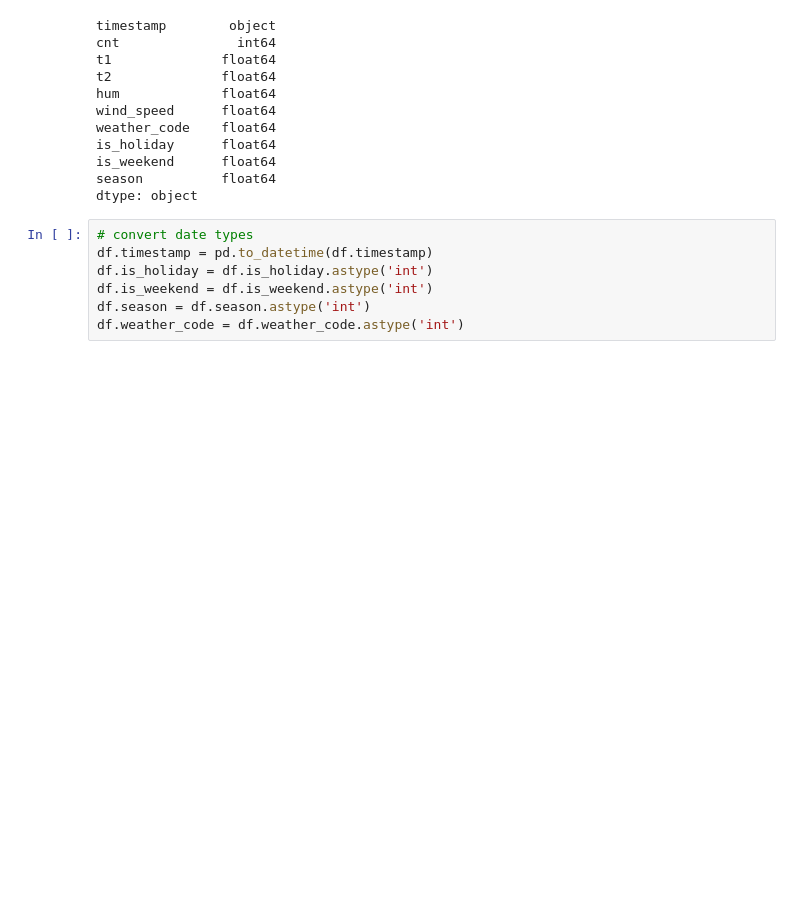
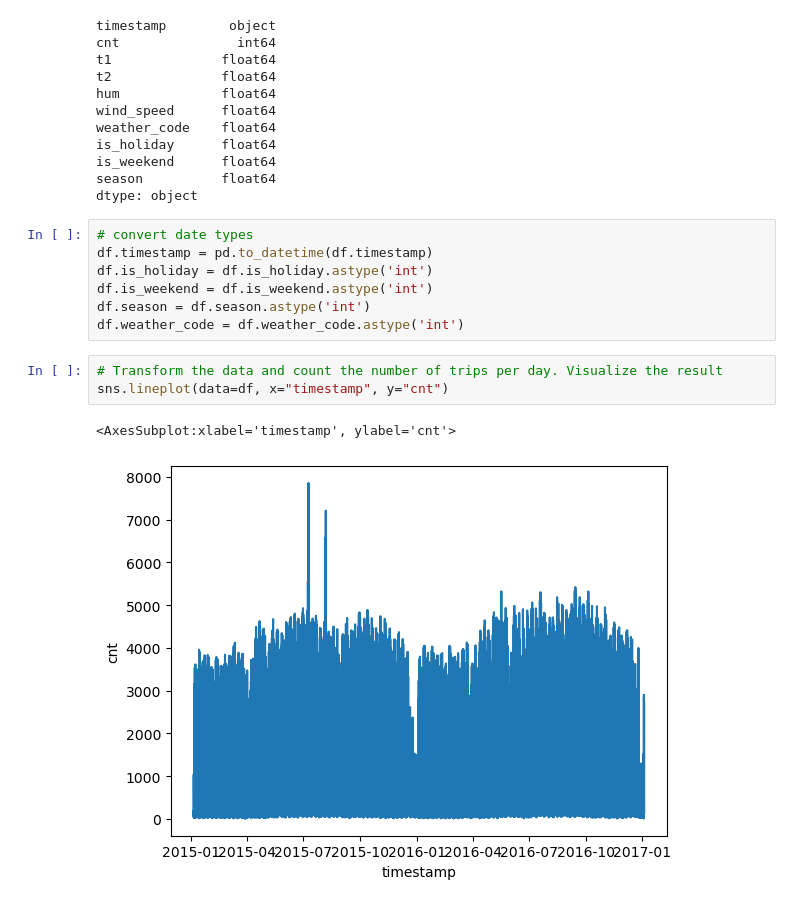
Before and after one commit to Prion84/courses, a Jupyter notebook: bikes_rent/bikes.ipynb, the cells around one changed output. Cells and saved outputs as stored; diff of their text form; blank space fills up the shorter version.

Commit message:
add: visualization for trips per day

```diff
--- a/bikes_rent/bikes.ipynb
+++ b/bikes_rent/bikes.ipynb
@@ -45,3 +50,9 @@ df.is_holiday = df.is_holiday.astype('int')
 df.is_weekend = df.is_weekend.astype('int')
 df.season = df.season.astype('int')
 df.weather_code = df.weather_code.astype('int')
+# %%
+# Transform the data and count the number of trips per day. Visualize the result
+sns.lineplot(data=df, x="timestamp", y="cnt")
+# %% [output]
+<AxesSubplot:xlabel='timestamp', ylabel='cnt'>
+[figure, added]
```
Also changed, not shown: parts of 2 cells of this notebook.
